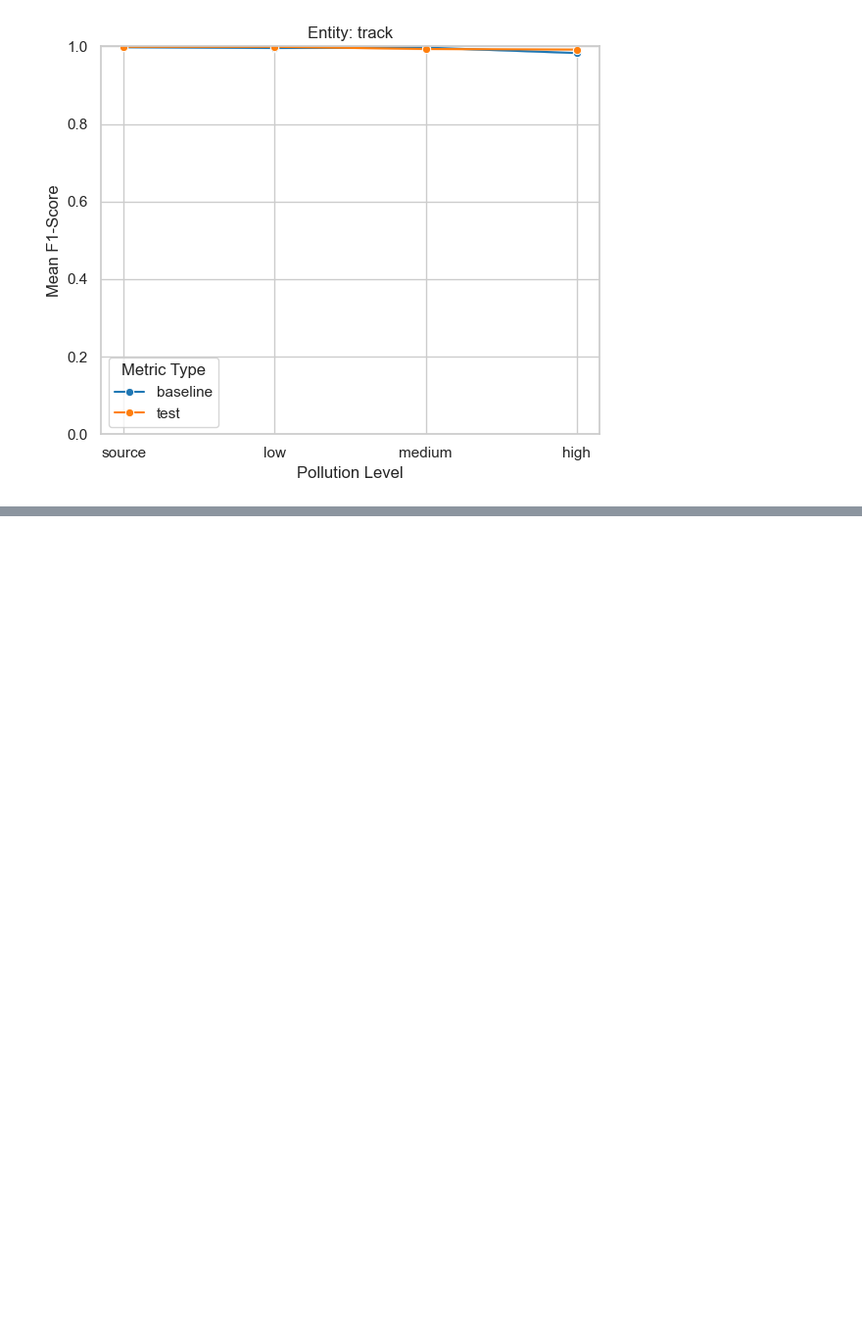
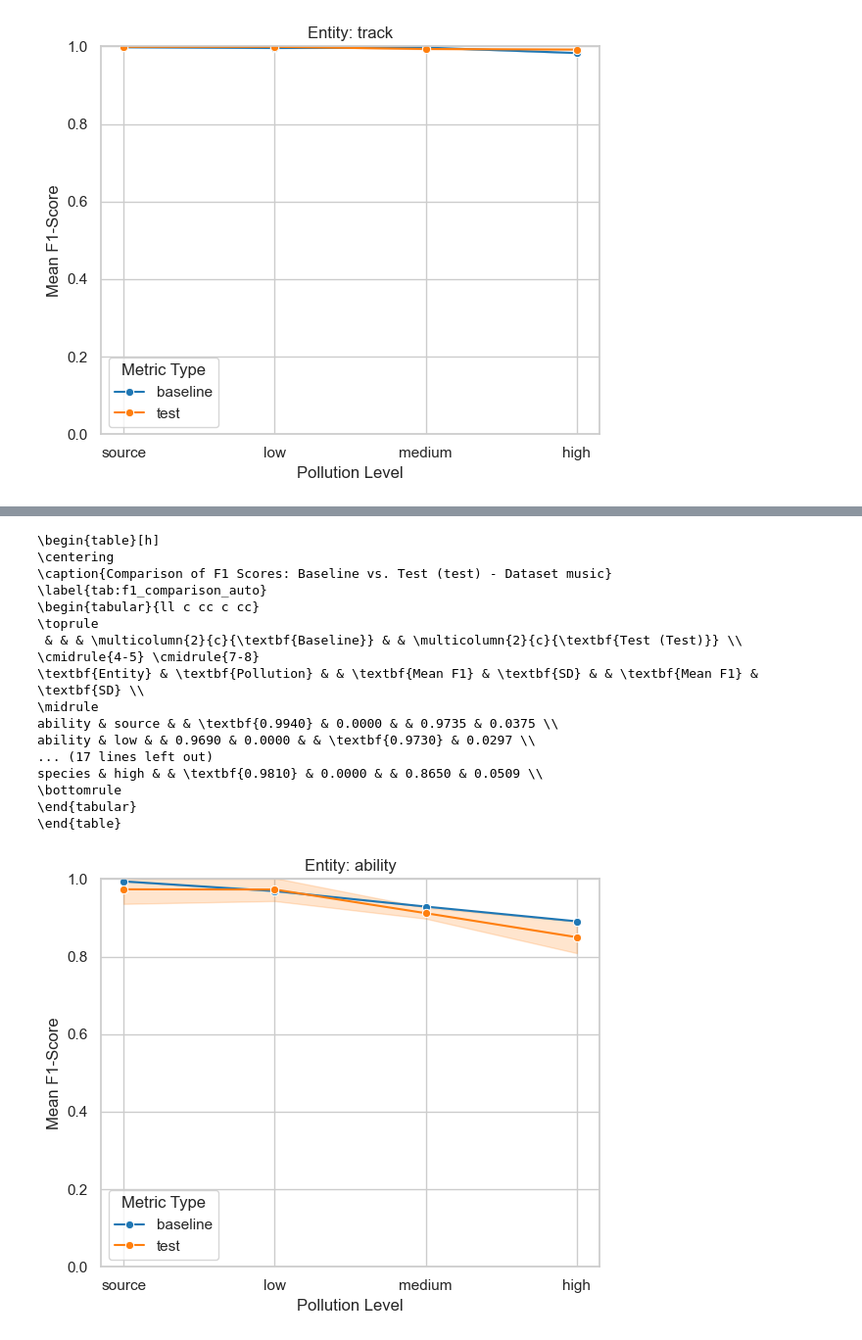
Before and after one commit to oskar-ong/deepcem, a Jupyter notebook: notebooks/results_analysis.ipynb, the cells around one changed output, grey strips where cells are left out. Shown at 98% size. Drawn from its saved outputs; the diff is of its cells as text; code cells hidden in the pictures; blank space fills up the shorter version.

```diff
--- a/notebooks/results_analysis.ipynb
+++ b/notebooks/results_analysis.ipynb
@@ -888,0 +932,41 @@ track & high & & 0.9830 & 0.0000 & & \textbf{0.9920} & 0.0000 \\
+# %%
+df = query_metrics(pokemon_distillbert)
+
+# 1. Define the logical order
+pollution_order = ['source', 'low', 'medium', 'high']
+
+# 2. Apply the categorical type to the column
+df['pollution'] = pd.Categorical(
+    df['pollution'],
+    categories=pollution_order,
+    ordered=True
+)
+
+# 3. Sort the DataFrame to reflect this order
+# This ensures that when you generate the table or plot, the rows are in order
+df = df.sort_values(by=['dataset', 'entity', 'pollution', 'metric_type'])
+
+latex_code = generate_comparison_latex(df, test_metric='test')
+
+print(latex_code)
+
+plot_degradation(df, "pokemon", "main", "distillbert")
+# %% [output]
+\begin{table}[h]
+\centering
+\caption{Comparison of F1 Scores: Baseline vs. Test (test) - Dataset music}
+\label{tab:f1_comparison_auto}
+\begin{tabular}{ll c cc c cc}
+\toprule
+ & & & \multicolumn{2}{c}{\textbf{Baseline}} & & \multicolumn{2}{c}{\textbf{Test (Test)}} \\
+\cmidrule{4-5} \cmidrule{7-8}
+\textbf{Entity} & \textbf{Pollution} & & \textbf{Mean F1} & \textbf{SD} & & \textbf{Mean F1} & \textbf{SD} \\
+\midrule
+ability & source & & \textbf{0.9940} & 0.0000 & & 0.9735 & 0.0375 \\
+ability & low & & 0.9690 & 0.0000 & & \textbf{0.9730} & 0.0297 \\
+... (17 lines left out)
+species & high & & \textbf{0.9810} & 0.0000 & & 0.8650 & 0.0509 \\
+\bottomrule
+\end{tabular}
+\end{table}
+[figure, added]
```
Also changed, not shown: parts of 4 cells of this notebook, 11 other files.
